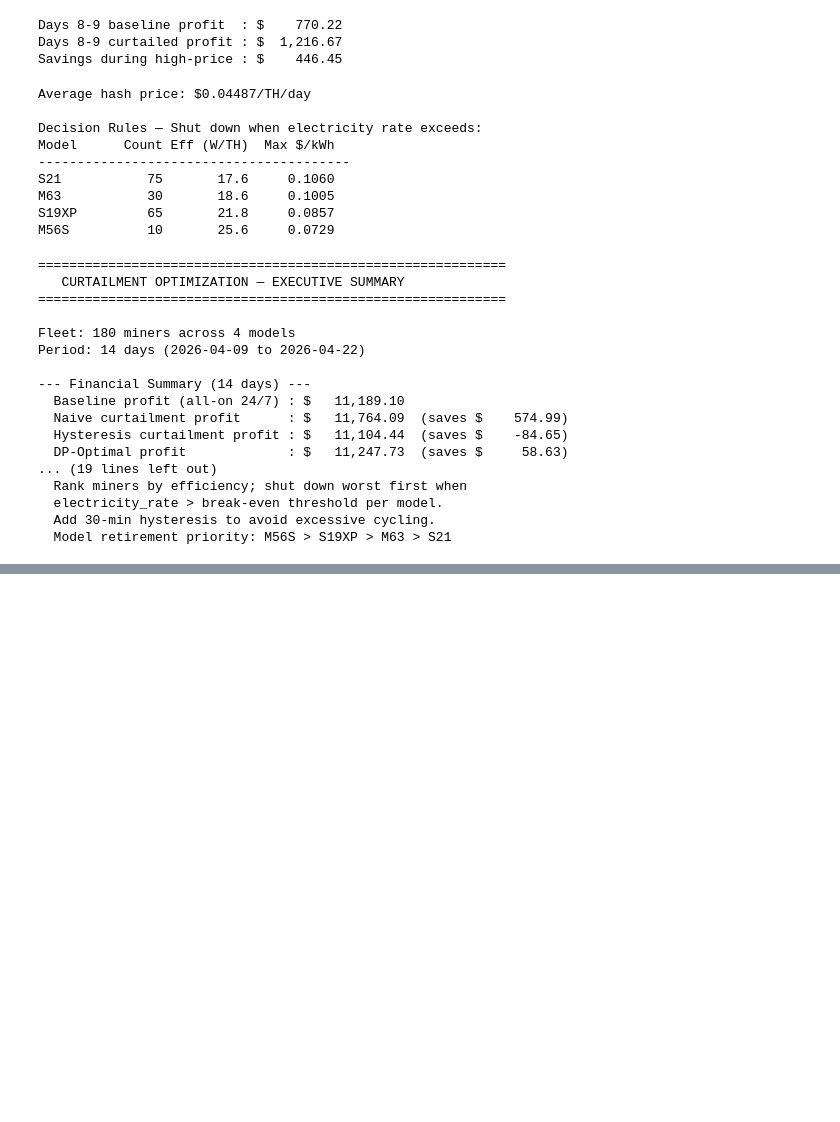
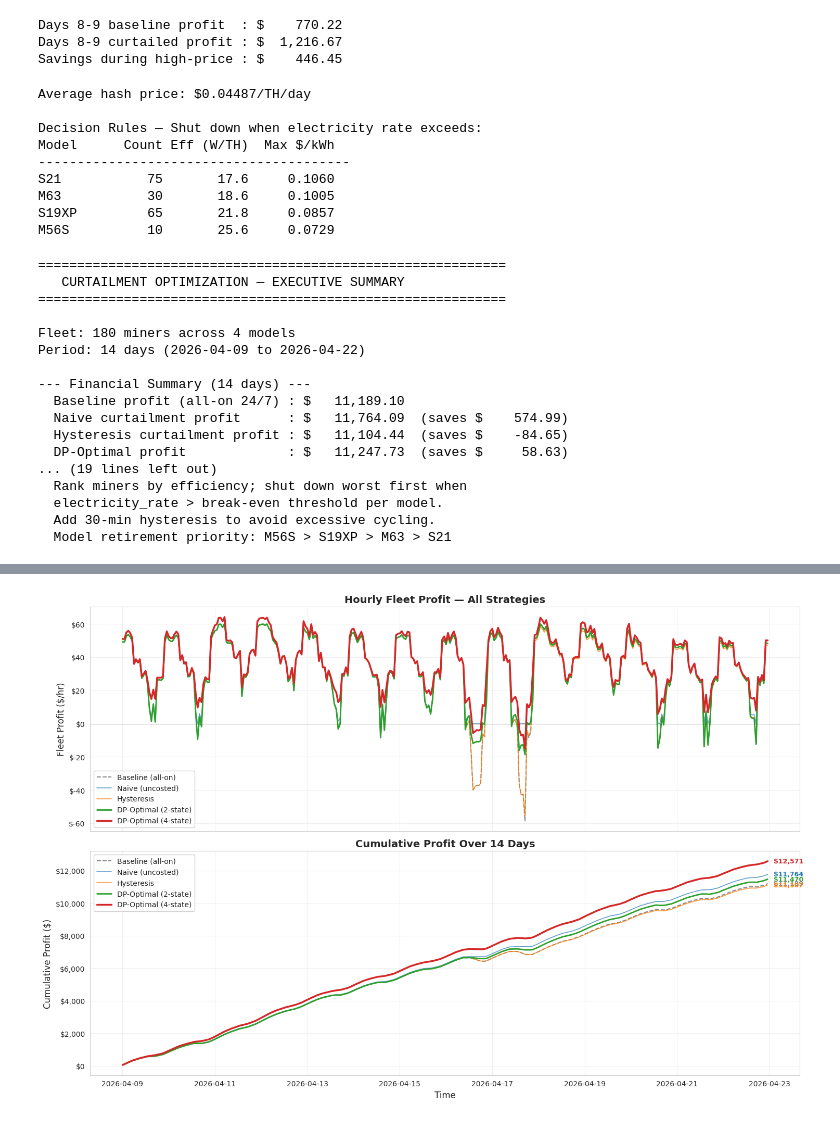
Before and after one commit to ricardo-hdrn/bitcoin-mining-ai-study, a Jupyter notebook: 04_curtailment_optimization.ipynb, the cells around one changed output, grey strips where cells are left out. Saved outputs shown, nothing was run; the diff lists cells and outputs as text; code cells hidden in the pictures; blank space fills up the shorter version.

```diff
--- a/04_curtailment_optimization.ipynb
+++ b/04_curtailment_optimization.ipynb
@@ -1059,0 +1252,73 @@ Period: 14 days (2026-04-09 to 2026-04-22)
+# %%
+# --- Enhanced graph 1: cumulative profit, all 5 strategies ---
+# Compute per-hour fleet profit for the 4-state strategy
+profit_4s_per_hour = np.zeros(T)
+for t in range(T):
+    for i in range(n_miners_4s):
+        profit_4s_per_hour[t] += P[i, t, schedule_4s[i, t]]
+
+# Build a unified per-hour DataFrame
+hour_index = pd.Series(hours_list_4s, name='hour')
+
+cumdf = pd.DataFrame({
+    'hour': hour_index,
+    'Baseline (all-on)':       fleet_hr['profit'].values,
+    'Naive (uncosted)':        compare['naive_profit'].values,
+    'Hysteresis':              compare2['hyst_profit'].values,
+    'DP-Optimal (2-state)':    opt_profit_hr[:T],
+    'DP-Optimal (4-state)':    profit_4s_per_hour,
+})
+
+strategy_styles = {
+    'Baseline (all-on)':     dict(color='#888888', lw=1.5, ls='--'),
+    'Naive (uncosted)':      dict(color='#1f77b4', lw=1.2, alpha=0.7),
+    'Hysteresis':            dict(color='#ff7f0e', lw=1.2, alpha=0.8),
+    'DP-Optimal (2-state)': dict(color='#2ca02c', lw=2.0),
+    'DP-Optimal (4-state)': dict(color='#d62728', lw=2.5),
+}
+
+fig, axes = plt.subplots(2, 1, figsize=(15, 10), sharex=True)
+
+# Top: per-hour profit
+ax = axes[0]
+for col, style in strategy_styles.items():
+    ax.plot(cumdf['hour'], cumdf[col], label=col, **style)
+ax.axhline(0, color='black', lw=0.6, alpha=0.4)
+ax.set_ylabel('Fleet Profit ($/hr)', fontsize=12)
+ax.set_title('Hourly Fleet Profit — All Strategies', fontsize=14, weight='bold')
+ax.legend(loc='lower left', framealpha=0.9, fontsize=10)
+ax.yaxis.set_major_formatter(mticker.FuncFormatter(lambda x, p: f'${x:,.0f}'))
+ax.grid(True, alpha=0.3)
+
+# Bottom: cumulative profit with end-of-period annotations
+ax = axes[1]
+final_values = {}
+for col, style in strategy_styles.items():
+    cum = cumdf[col].cumsum()
+    ax.plot(cumdf['hour'], cum, label=col, **style)
+    final_values[col] = cum.iloc[-1]
+ax.set_ylabel('Cumulative Profit ($)', fontsize=12)
+ax.set_xlabel('Time', fontsize=12)
+ax.set_title('Cumulative Profit Over 14 Days', fontsize=14, weight='bold')
+ax.yaxis.set_major_formatter(mticker.FuncFormatter(lambda x, p: f'${x:,.0f}'))
+ax.grid(True, alpha=0.3)
+
+# Annotate final values at the right edge
+last_x = cumdf['hour'].iloc[-1]
+sorted_vals = sorted(final_values.items(), key=lambda kv: -kv[1])
+for col, val in sorted_vals:
+    ax.annotate(
+        f'${val:,.0f}',
+        xy=(last_x, val),
+        xytext=(8, 0),
+        textcoords='offset points',
+        fontsize=9, weight='bold',
+        color=strategy_styles[col]['color'],
+        va='center'
+    )
+ax.legend(loc='upper left', framealpha=0.9, fontsize=10)
+
+plt.tight_layout()
+plt.show()
+# %% [output]
+[figure, added]
```
Also changed, not shown: parts of 8 cells of this notebook.
